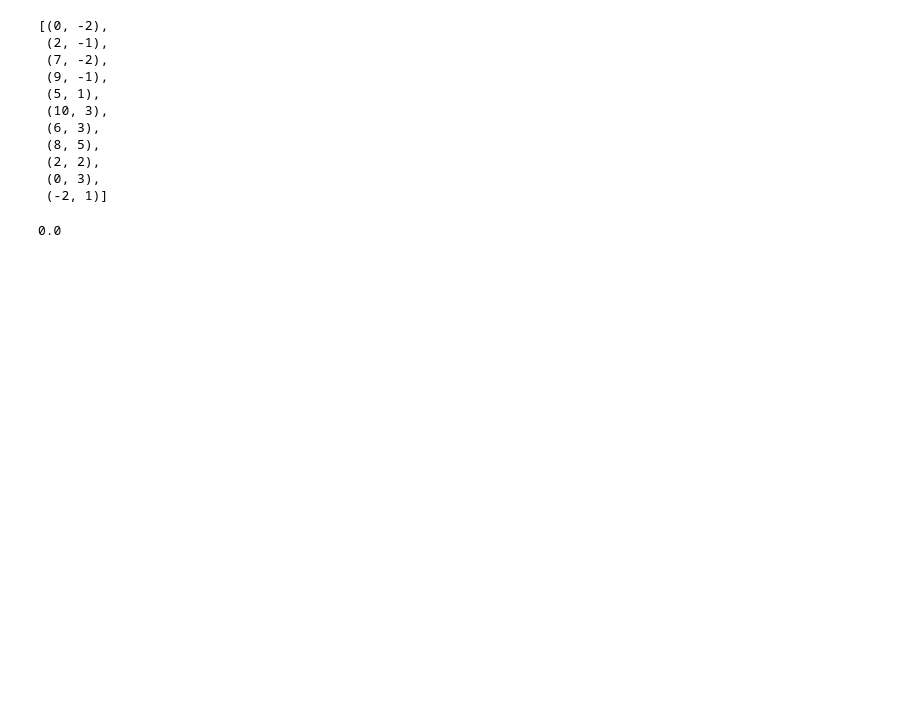
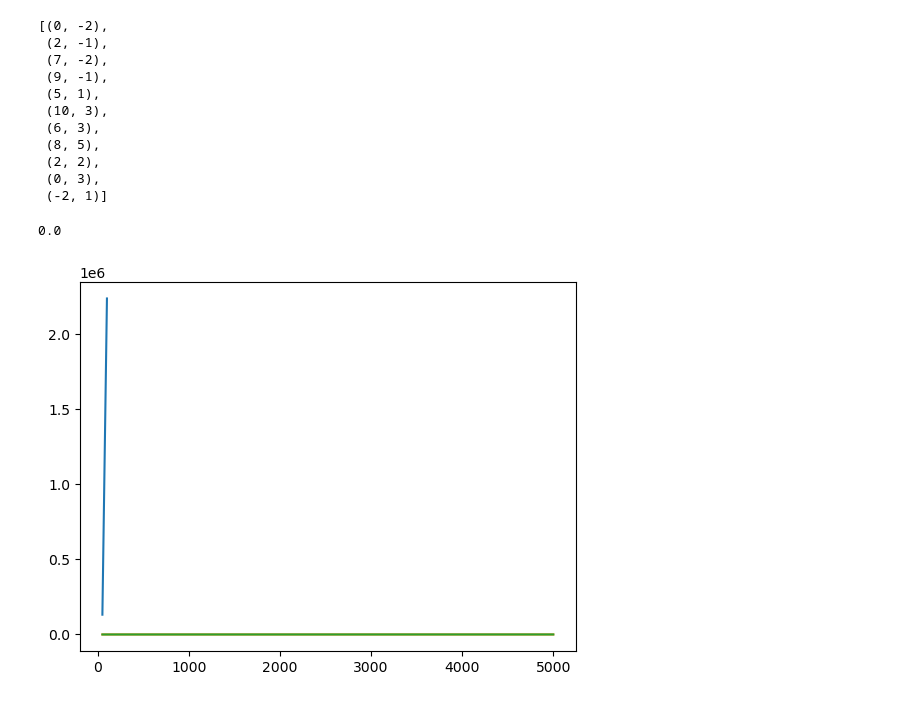
Before and after one commit to rerisingstar/AlgorithmDesignLab, a Jupyter notebook: Exp1_Convex.ipynb, the cells around one changed output. Cells and saved outputs as stored; diff of their text form; code cells hidden in the pictures; blank space fills up the shorter version.

```diff
--- a/Exp1_Convex.ipynb
+++ b/Exp1_Convex.ipynb
@@ -467,3 +467,34 @@ cal_angle(Point(0, 0), Point(0, 0))
 0.0
 # %%
 merged_seq = [Point(46.362150201168305, 7.789818521947112), (41.12351185377169, 74.42123029276107), (44.54548539058947, 89.35817628501619), (0.7619148790308672, 99.44282380811622), (17.06674672691819, 71.90252588923389)]
+# %%
+BF = [
+    [50, 131748.708],
+    [100, 2236623.546]
+]
+GS = [
+    [50, 0.288],
+    [100, 0.485],
+    [200, 0.968],
+    [1000, 4.995],
+    [2000, 9.558],
+    [5000, 23.889]
+]
+DAC = [
+    [50, 1.770],
+    [100, 4.270],
+    [200, 7.119],
+    [1000, 38.548],
+    [2000, 79.777],
+    [5000, 183.333]
+]
+import matplotlib.pyplot as plt
+data = BF
+plt.plot([d[0] for d in data], [d[1] for d in data])
+data = GS
+plt.plot([d[0] for d in data], [d[1] for d in data])
+data = DAC
+plt.plot([d[0] for d in data], [d[1] for d in data])
+plt.show()
+# %% [output]
+[figure, added]
```
Also changed, not shown: 3 other files.
